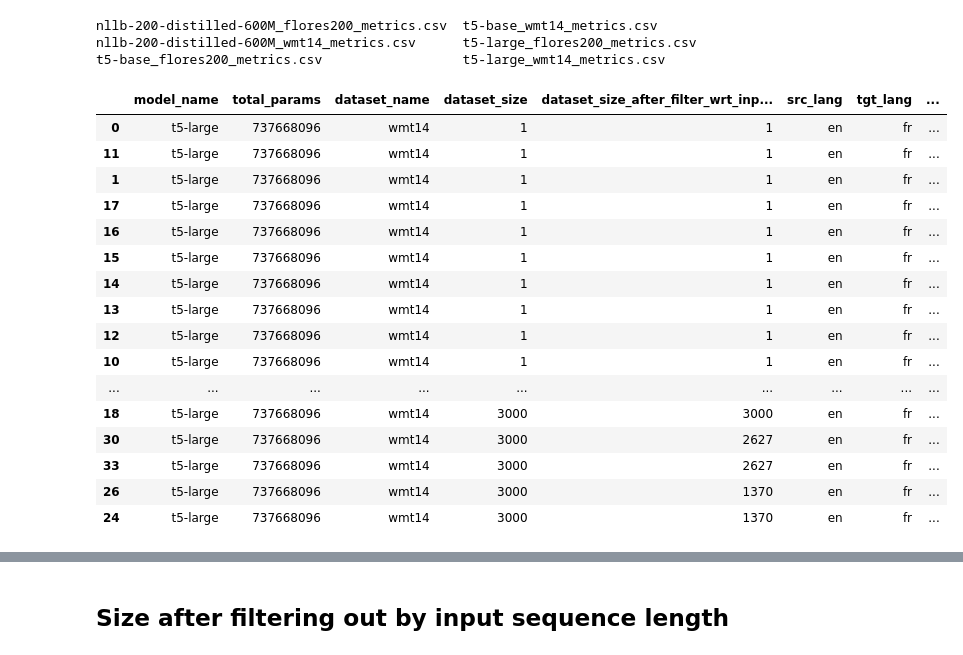
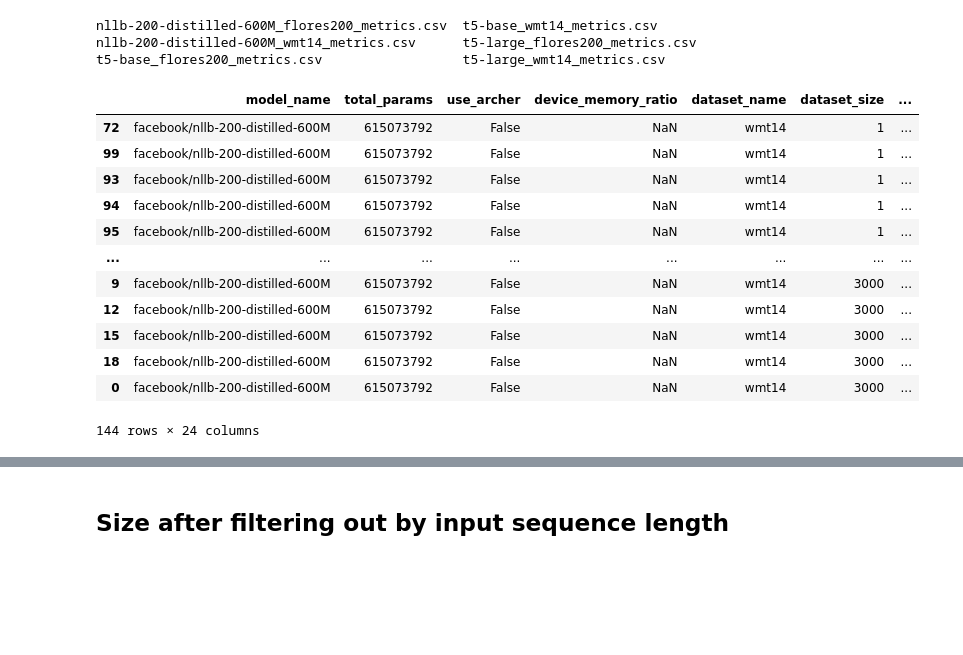
Before and after one commit to wassim2u/Benchmark, a Jupyter notebook: BenchmarkAnalysis.ipynb, the cells around one changed output, grey strips where cells are left out. Cells and saved outputs as stored; diff of their text form; code cells hidden in the pictures; blank space fills up the shorter version.

```diff
--- a/BenchmarkAnalysis.ipynb
+++ b/BenchmarkAnalysis.ipynb
@@ -224,30 +253,26 @@ def ecdf_plot_metric(metric_df, metric_name, title, scale=None, save=False, save
 # %%
 # Analyse the experiments!
 import pandas as pd
 import matplotlib.pyplot as plt
 
 # Read the CSV file into a pandas DataFrame
-data = pd.read_csv(CSV_metrics_folder + "t5-large_wmt14_metrics.csv")
+data = pd.read_csv(CSV_metrics_folder + "nllb-200-distilled-600M_wmt14_metrics.csv")
 data = data.sort_values(by=['sacrebleu'], ascending=False)
 data
 # %% [output]
-|  | model_name | total_params | dataset_name | dataset_size | dataset_size_after_filter_wrt_inp... | src_lang | tgt_lang | ... |
-| 0 | t5-large | 737668096 | wmt14 | 1 | 1 | en | fr | ... |
-| 11 | t5-large | 737668096 | wmt14 | 1 | 1 | en | fr | ... |
-| 1 | t5-large | 737668096 | wmt14 | 1 | 1 | en | fr | ... |
-| 17 | t5-large | 737668096 | wmt14 | 1 | 1 | en | fr | ... |
-| 16 | t5-large | 737668096 | wmt14 | 1 | 1 | en | fr | ... |
-| 15 | t5-large | 737668096 | wmt14 | 1 | 1 | en | fr | ... |
-| 14 | t5-large | 737668096 | wmt14 | 1 | 1 | en | fr | ... |
-| 13 | t5-large | 737668096 | wmt14 | 1 | 1 | en | fr | ... |
-| 12 | t5-large | 737668096 | wmt14 | 1 | 1 | en | fr | ... |
-| 10 | t5-large | 737668096 | wmt14 | 1 | 1 | en | fr | ... |
-| ... | ... | ... | ... | ... | ... | ... | ... | ... |
-| 18 | t5-large | 737668096 | wmt14 | 3000 | 3000 | en | fr | ... |
-| 30 | t5-large | 737668096 | wmt14 | 3000 | 2627 | en | fr | ... |
-| 33 | t5-large | 737668096 | wmt14 | 3000 | 2627 | en | fr | ... |
-| 26 | t5-large | 737668096 | wmt14 | 3000 | 1370 | en | fr | ... |
-| 24 | t5-large | 737668096 | wmt14 | 3000 | 1370 | en | fr | ... |
+|  | model_name | total_params | use_archer | device_memory_ratio | dataset_name | dataset_size | ... |
+| 72 | facebook/nllb-200-distilled-600M | 615073792 | False | NaN | wmt14 | 1 | ... |
+| 99 | facebook/nllb-200-distilled-600M | 615073792 | False | NaN | wmt14 | 1 | ... |
+| 93 | facebook/nllb-200-distilled-600M | 615073792 | False | NaN | wmt14 | 1 | ... |
+| 94 | facebook/nllb-200-distilled-600M | 615073792 | False | NaN | wmt14 | 1 | ... |
+| 95 | facebook/nllb-200-distilled-600M | 615073792 | False | NaN | wmt14 | 1 | ... |
+| ... | ... | ... | ... | ... | ... | ... | ... |
+| 9 | facebook/nllb-200-distilled-600M | 615073792 | False | NaN | wmt14 | 3000 | ... |
+| 12 | facebook/nllb-200-distilled-600M | 615073792 | False | NaN | wmt14 | 3000 | ... |
+| 15 | facebook/nllb-200-distilled-600M | 615073792 | False | NaN | wmt14 | 3000 | ... |
+| 18 | facebook/nllb-200-distilled-600M | 615073792 | False | NaN | wmt14 | 3000 | ... |
+| 0 | facebook/nllb-200-distilled-600M | 615073792 | False | NaN | wmt14 | 3000 | ... |
+144 rows × 24 columns
 # %%
 import os
 # Merge all metrics to one table
```
Also changed, not shown: parts of 26 cells of this notebook, 29 other files.
